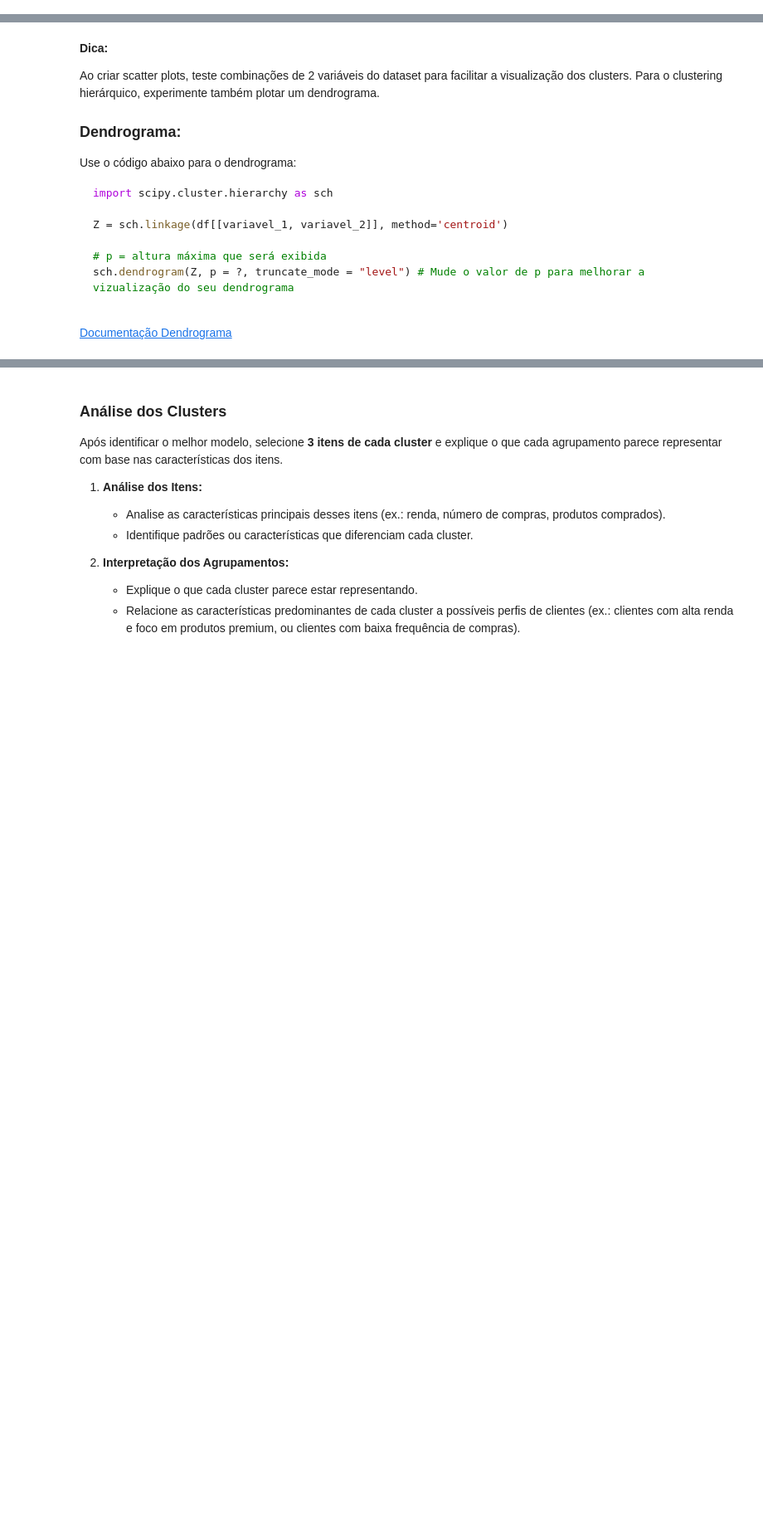
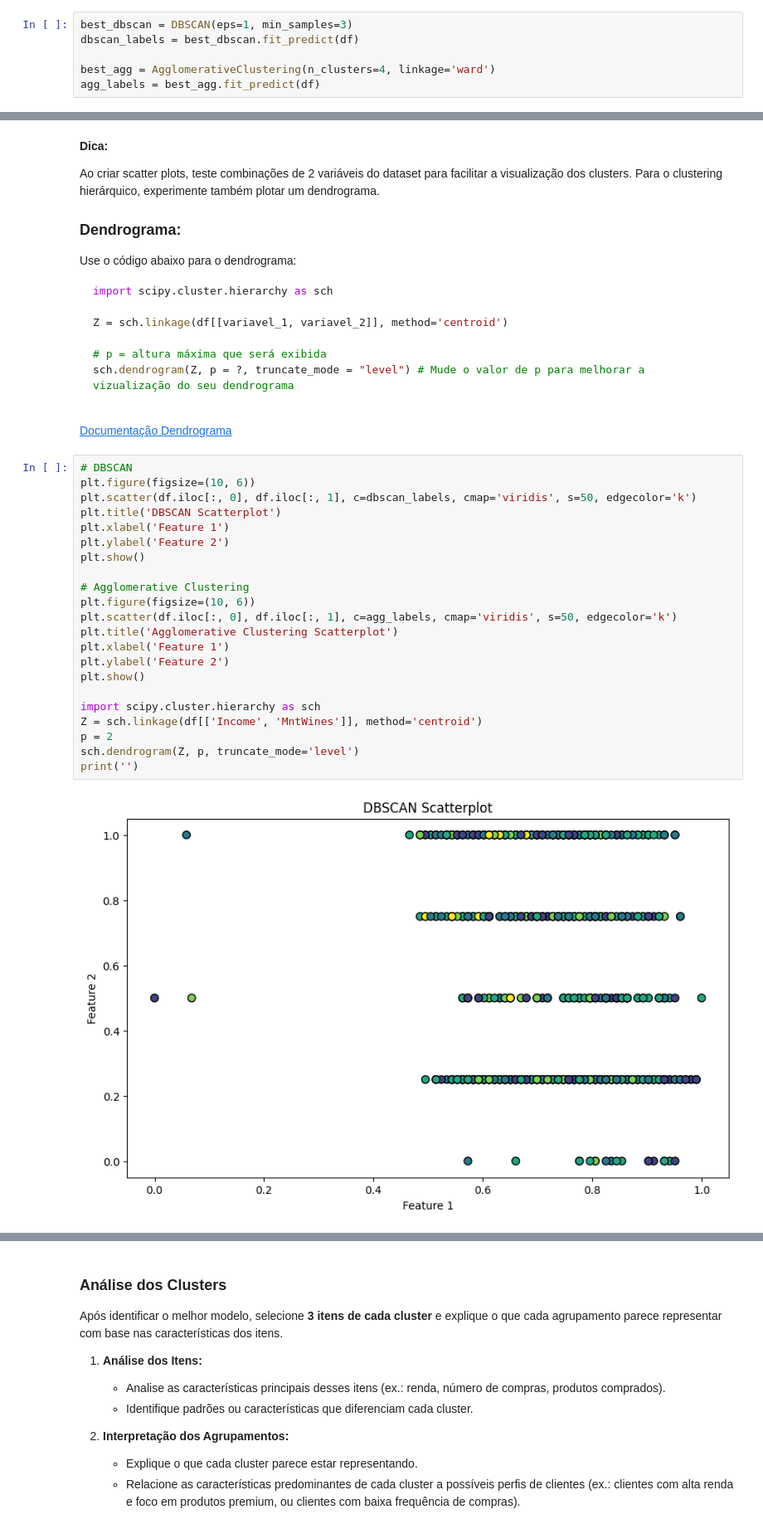
Before and after one commit to Mr-Barros/ENG4502, a Jupyter notebook: Assignment5/Clustering_Notebook-24-2.ipynb, the cells around one changed output, grey strips where cells are left out. Shown at 83% size. Drawn from its saved outputs; the diff is of its cells as text; blank space fills up the shorter version.

```diff
--- a/Assignment5/Clustering_Notebook-24-2.ipynb
+++ b/Assignment5/Clustering_Notebook-24-2.ipynb
@@ -220,6 +246,12 @@ AggglomerativeClustering(nclusters=4, linkage=complete): 0.37519245226939407
 ## **Encontre o melhor clustering para cada um dos algoritmos selecionados**
 
 Depois de executar os algoritmos com diferentes combinações de parâmetros, identifique quais obtiveram os melhores resultados de acordo com índice de silhueta para cada um dos 2 (ou mais) algoritmos selecionados.
+# %%
+best_dbscan = DBSCAN(eps=1, min_samples=3)
+dbscan_labels = best_dbscan.fit_predict(df)
+
+best_agg = AgglomerativeClustering(n_clusters=4, linkage='ward')
+agg_labels = best_agg.fit_predict(df)
 # %% [markdown]
 ## **Para cada algoritmo, visualize graficamente o modelo que teve o melhor desempenho**
 
@@ -245,3 +277,27 @@ sch.dendrogram(Z, p = ?, truncate_mode = "level") # Mude o valor de p para melho
 
 [
 Documentação Dendrograma](https://docs.scipy.org/doc/scipy/reference/generated/scipy.cluster.hierarchy.dendrogram.html#scipy.cluster.hierarchy.dendrogram)
+# %%
+# DBSCAN
+plt.figure(figsize=(10, 6))
+plt.scatter(df.iloc[:, 0], df.iloc[:, 1], c=dbscan_labels, cmap='viridis', s=50, edgecolor='k')
+plt.title('DBSCAN Scatterplot')
+plt.xlabel('Feature 1')
+plt.ylabel('Feature 2')
+plt.show()
+
+# Agglomerative Clustering
+plt.figure(figsize=(10, 6))
+plt.scatter(df.iloc[:, 0], df.iloc[:, 1], c=agg_labels, cmap='viridis', s=50, edgecolor='k')
+plt.title('Agglomerative Clustering Scatterplot')
+plt.xlabel('Feature 1')
+plt.ylabel('Feature 2')
+plt.show()
+
+import scipy.cluster.hierarchy as sch
+Z = sch.linkage(df[['Income', 'MntWines']], method='centroid')
+p = 2
+sch.dendrogram(Z, p, truncate_mode='level')
+print('')
+# %% [output]
+[figure, added]
```
Also changed, not shown: parts of 4 cells of this notebook.
